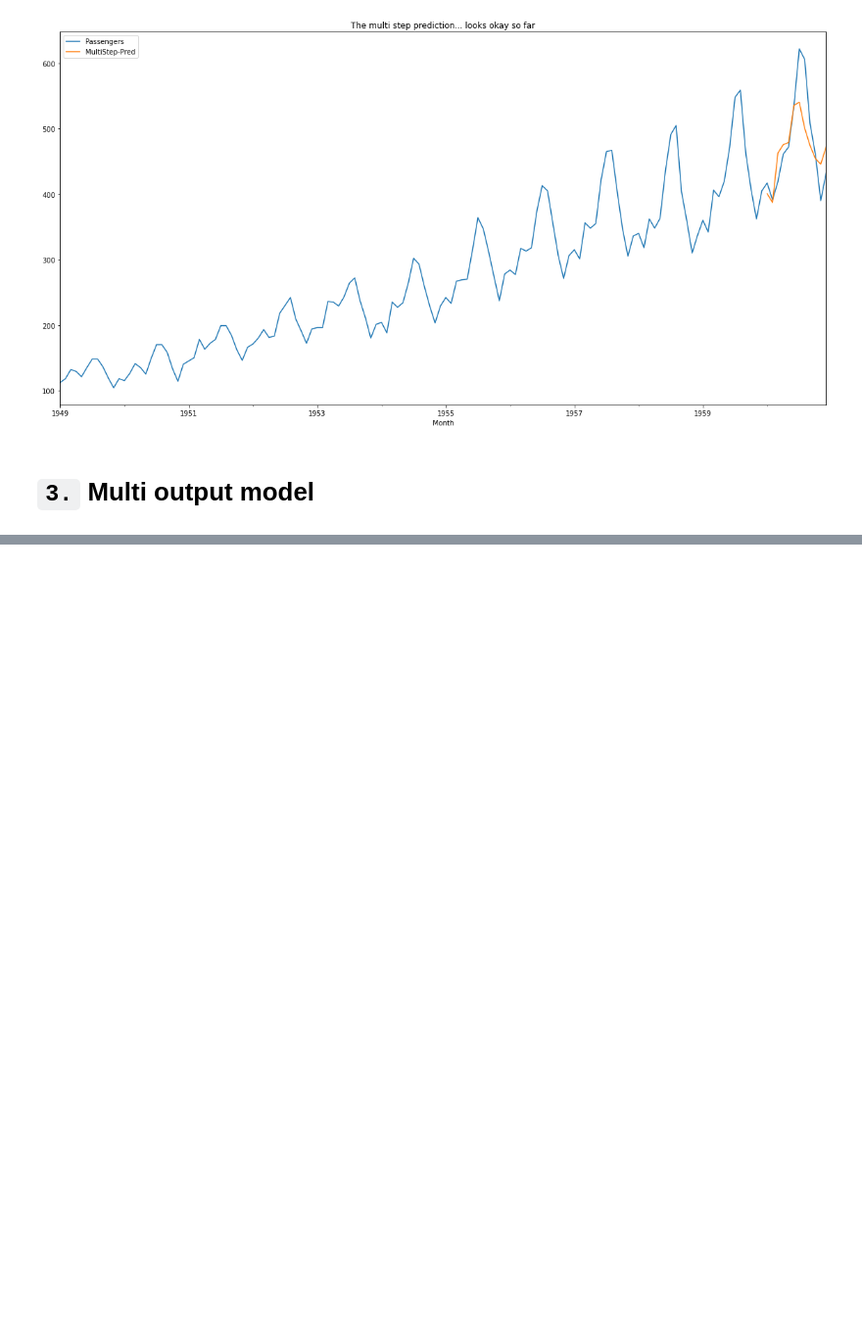
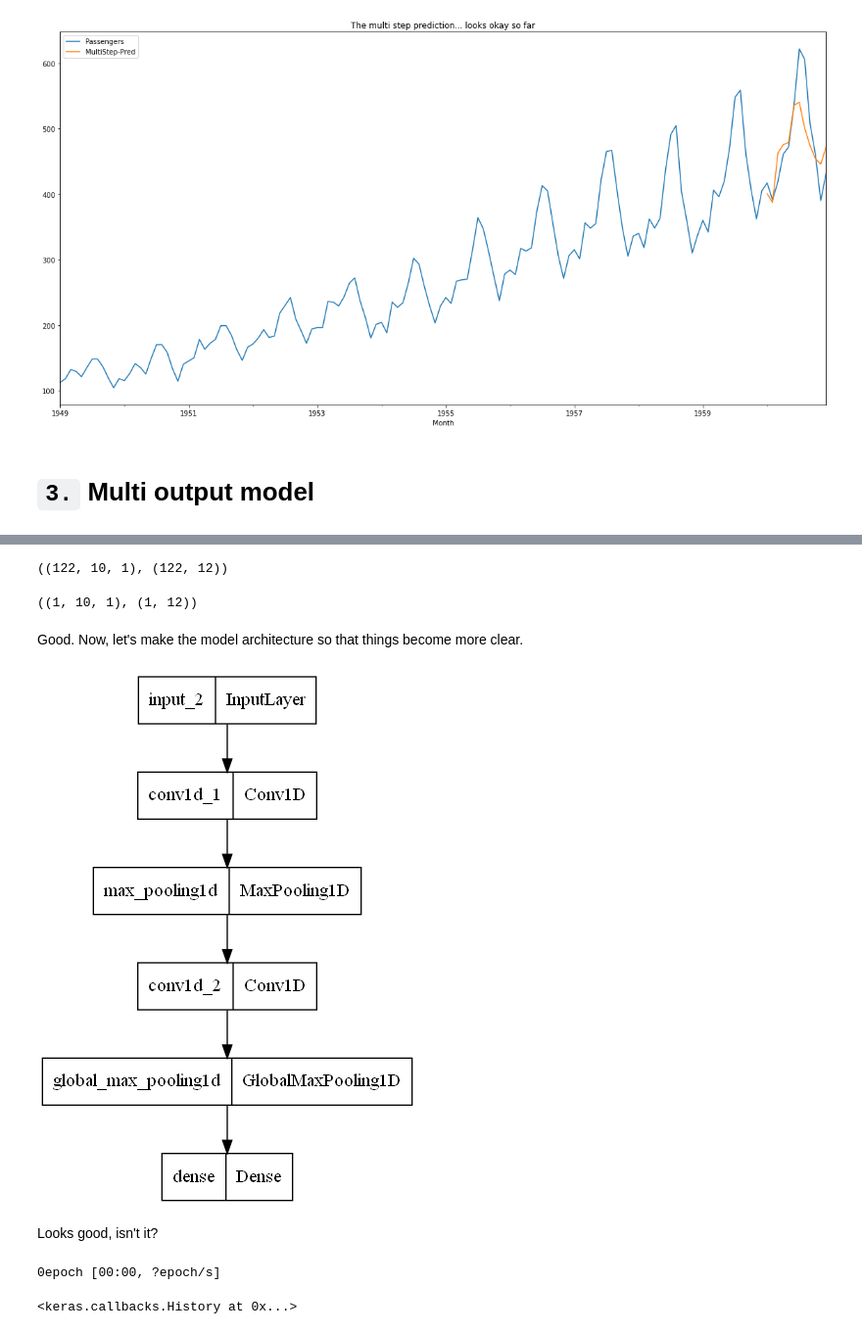
Before and after one commit to AayushSameerShah/TimeSeries-Forecasting, a Jupyter notebook: 6. CNNs an image beast/5. CNN Code.ipynb, the cells around one changed output, grey strips where cells are left out. Shown at 98% size. Drawn from its saved outputs; the diff is of its cells as text; code cells hidden in the pictures; blank space fills up the shorter version.

```diff
--- a/6. CNNs an image beast/5. CNN Code.ipynb
+++ b/6. CNNs an image beast/5. CNN Code.ipynb
@@ -405,0 +428,10 @@ Xte_m, yte_m = X[[-1]], y[[-1]]
+# %%
+Xtr_m.shape, ytr_m.shape
+# %% [output]
+((122, 10, 1), (122, 12))
+# %%
+Xte_m.shape, yte_m.shape
+# %% [output]
+((1, 10, 1), (1, 12))
+# %% [markdown]
+Good. Now, let's make the model architecture so that things become more clear.
@@ -405,0 +447,6 @@ Xte_m, yte_m = X[[-1]], y[[-1]]
+# %%
+tf.keras.utils.plot_model(model)
+# %% [output]
+[figure, added]
+# %% [markdown]
+Looks good, isn't it?
@@ -405,0 +468,15 @@ Xte_m, yte_m = X[[-1]], y[[-1]]
+# %%
+model_mtr.fit(
+    Xtr_m,
+    ytr_m,
+    epochs=1000,
+    validation_data=(Xte_m, yte_m),
+    verbose=0,
+    callbacks=[
+        check_point_mtr,
+        TqdmCallback(verbose=0)
+    ],
+)
+# %% [output]
+0epoch [00:00, ?epoch/s]
+<keras.callbacks.History at 0x...>
```
Also changed, not shown: parts of 30 cells of this notebook, 3 other files.
